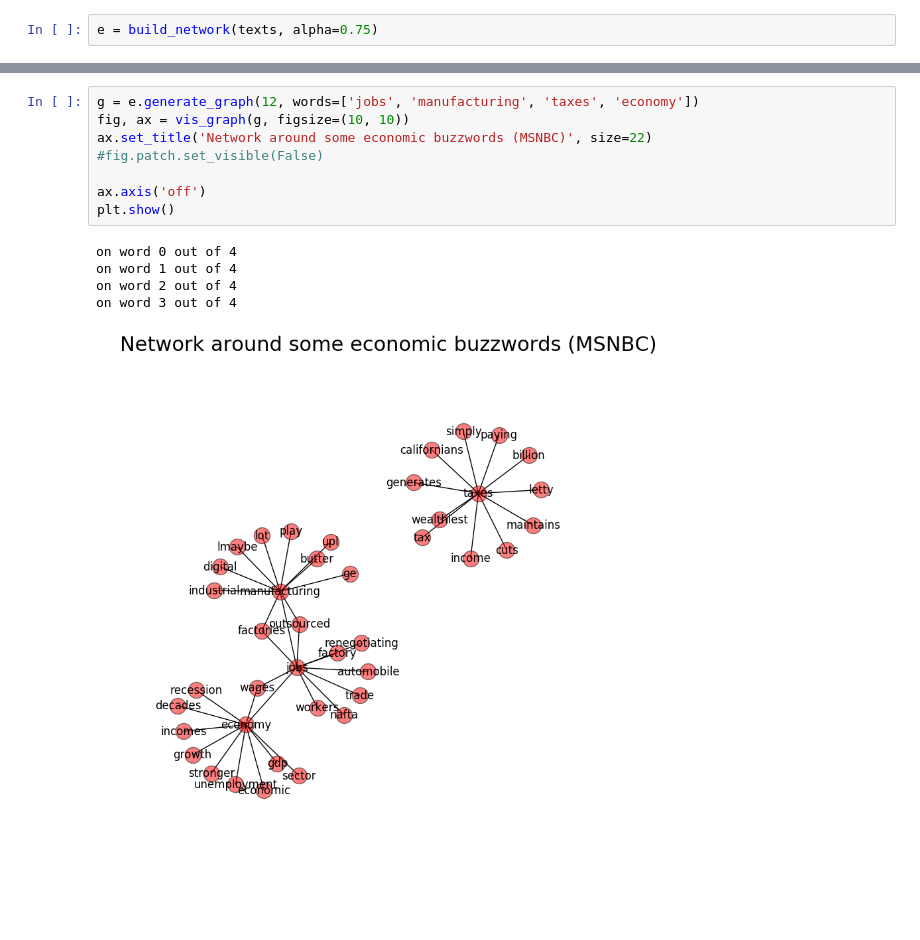
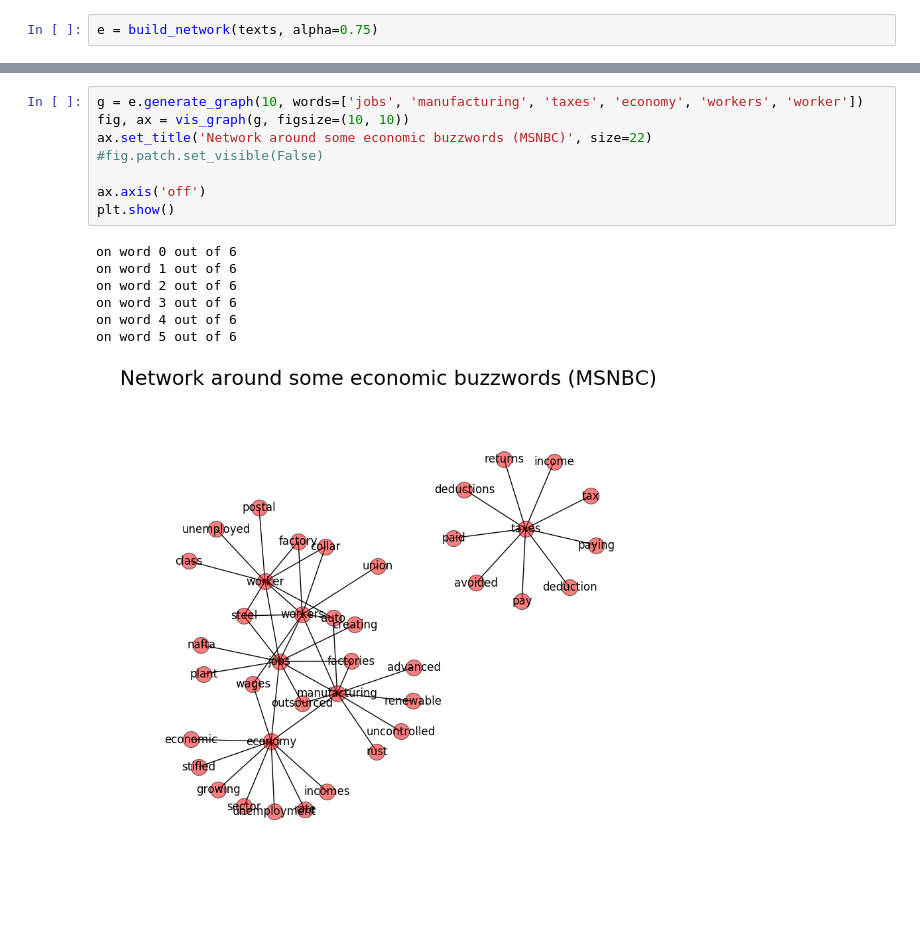
Before and after one commit to mt-digital/semantic-cable, a Jupyter notebook: MSNBC Full -- copied from Fox Full.ipynb, the cells around one changed output, grey strips where cells are left out. Drawn from its saved outputs; the diff is of its cells as text.

```diff
--- a/MSNBC Full -- copied from Fox Full.ipynb
+++ b/MSNBC Full -- copied from Fox Full.ipynb
@@ -74,14 +77,16 @@ plt.show()
 # %%
-g = e.generate_graph(12, words=['jobs', 'manufacturing', 'taxes', 'economy'])
+g = e.generate_graph(10, words=['jobs', 'manufacturing', 'taxes', 'economy', 'workers', 'worker'])
 fig, ax = vis_graph(g, figsize=(10, 10))
 ax.set_title('Network around some economic buzzwords (MSNBC)', size=22)
 #fig.patch.set_visible(False)
 
 ax.axis('off')
 plt.show()
 # %% [output]
-on word 0 out of 4
-on word 1 out of 4
-on word 2 out of 4
-on word 3 out of 4
+on word 0 out of 6
+on word 1 out of 6
+on word 2 out of 6
+on word 3 out of 6
+on word 4 out of 6
+on word 5 out of 6
-[figure, old version]
+[figure, new version]
```
Also changed, not shown: parts of 3 cells of this notebook, 8 other files.
